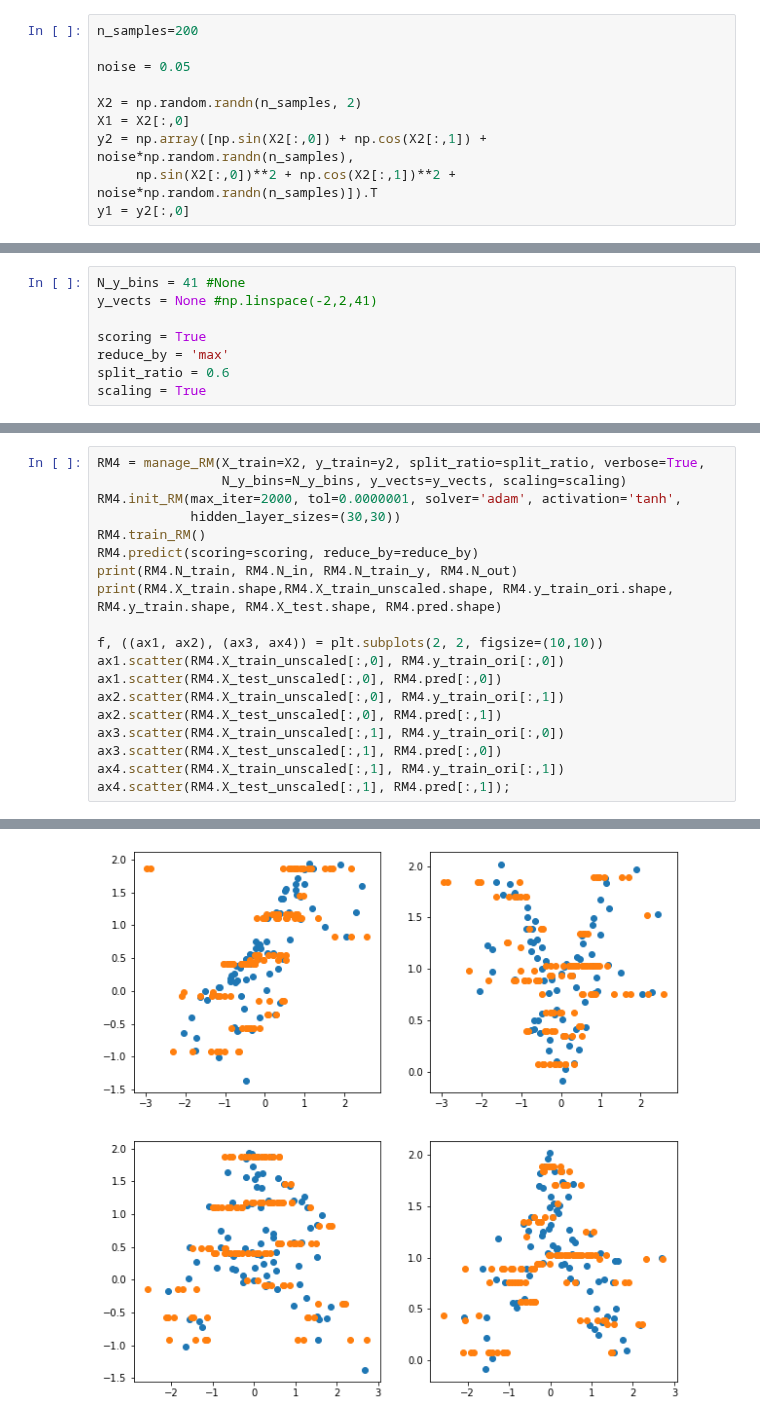
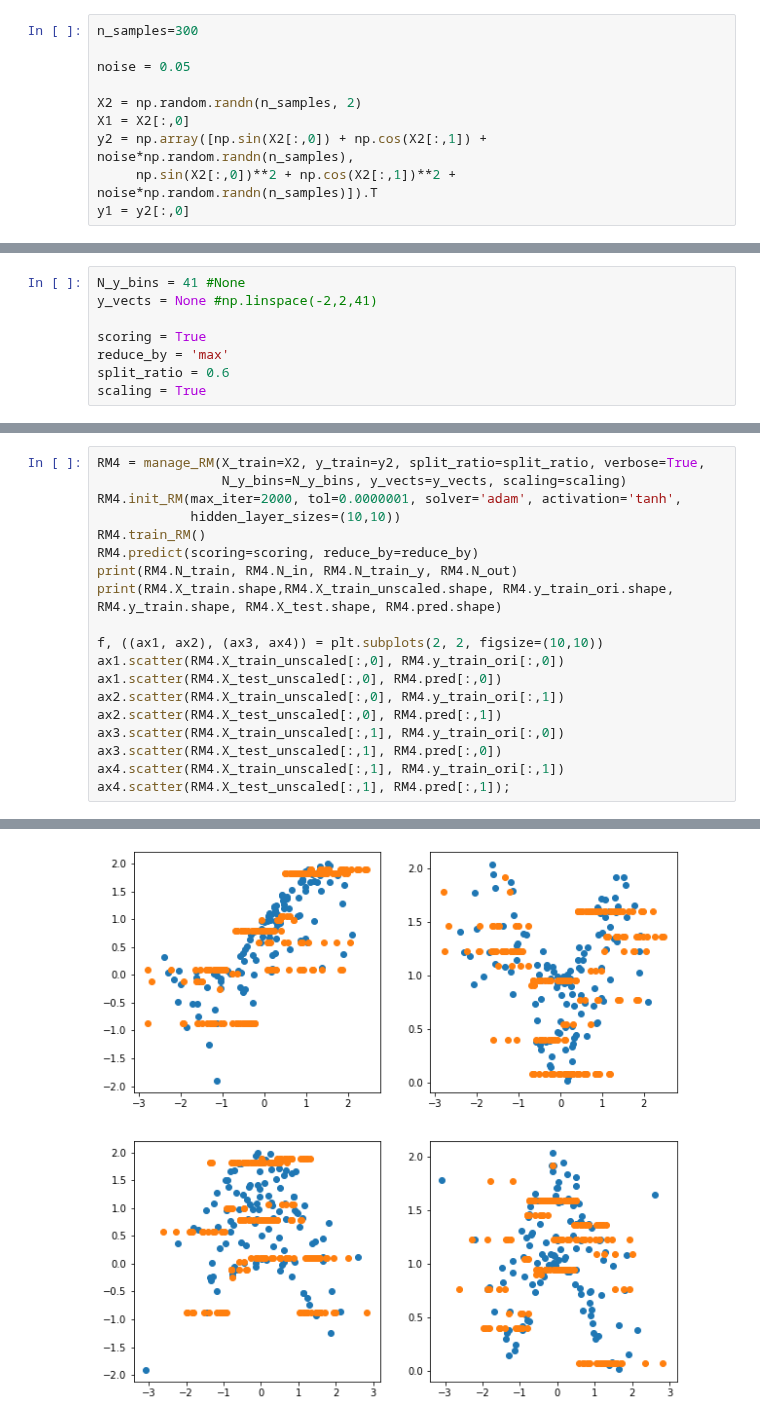
Before and after one commit to Morisset/AI4neb, a Jupyter notebook: docs/Test_Discretization.ipynb, the cells around one changed output, grey strips where cells are left out. Cells and saved outputs as stored; diff of their text form.

```diff
--- a/docs/Test_Discretization.ipynb
+++ b/docs/Test_Discretization.ipynb
@@ -10,7 +10,7 @@ from mwinai import manage_RM
 # %% [output]
 Using TensorFlow backend.
 # %%
-n_samples=200
+n_samples=300
 
 noise = 0.05
 
@@ -224,7 +224,7 @@ Predicting from 2 inputs to 2 outputs using 120 data in 0.00 secs.
 RM4 = manage_RM(X_train=X2, y_train=y2, split_ratio=split_ratio, verbose=True,
                 N_y_bins=N_y_bins, y_vects=y_vects, scaling=scaling)
 RM4.init_RM(max_iter=2000, tol=0.0000001, solver='adam', activation='tanh',
-            hidden_layer_sizes=(30,30))
+            hidden_layer_sizes=(10,10))
 RM4.train_RM()
 RM4.predict(scoring=scoring, reduce_by=reduce_by)
 print(RM4.N_train, RM4.N_in, RM4.N_train_y, RM4.N_out)
@@ -271 +271 @@ Predicting from 2 inputs to 82 outputs using 120 data in 0.00 secs.
-[figure, old version]
+[figure, new version]
```
Also changed, not shown: parts of 8 cells of this notebook.
